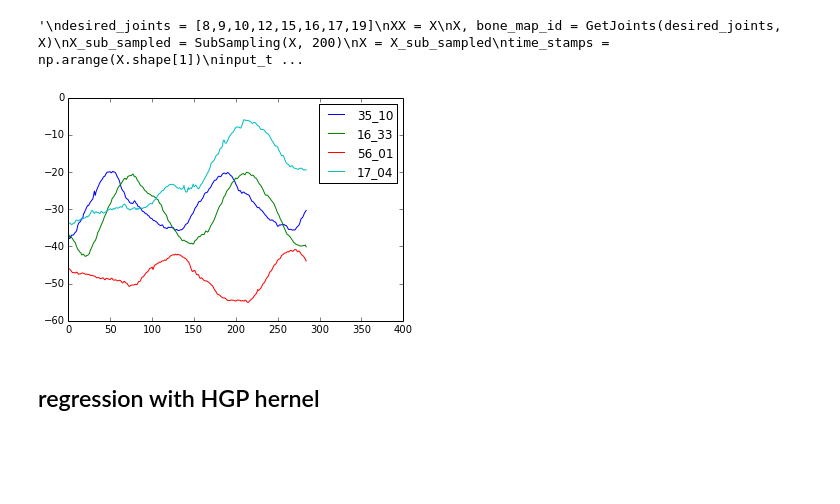
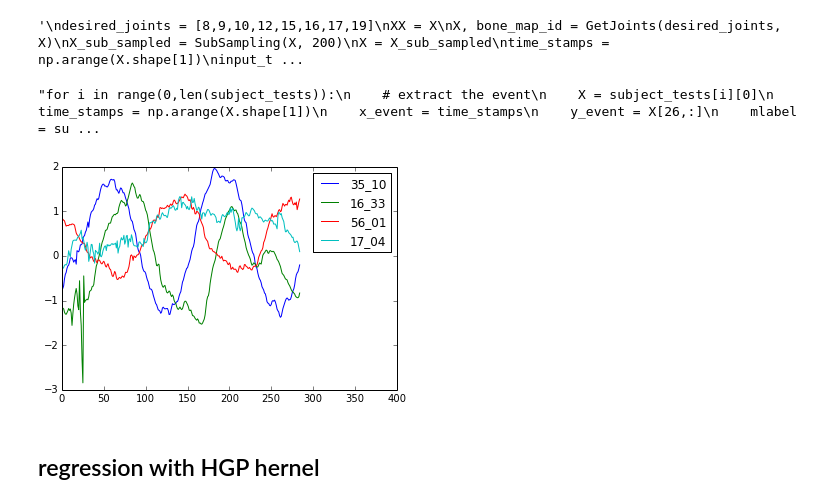
Before and after one commit to juangil/machine_learning_class, a Jupyter notebook: GP_tests/mocap_test_1/MOGP_mocap_1_HGP.ipynb, the cells around one changed output. Drawn from its saved outputs; the diff is of its cells as text; code cells hidden in the pictures; blank space fills up the shorter version.

```diff
--- a/GP_tests/mocap_test_1/MOGP_mocap_1_HGP.ipynb
+++ b/GP_tests/mocap_test_1/MOGP_mocap_1_HGP.ipynb
@@ -218,19 +218,52 @@ now reading frames
 File succesfully loaded
 Subject tests files retrieved succesfully
 '\ndesired_joints = [8,9,10,12,15,16,17,19]\nXX = X\nX, bone_map_id = GetJoints(desired_joints, X)\nX_sub_sampled = SubSampling(X, 200)\nX = X_sub_sampled\ntime_stamps = np.arange(X.shape[1])\ninput_t ...
-# %%
-for i in range(0,len(subject_tests)):
-    # extract the event
-    X = subject_tests[i][0]
-    time_stamps = np.arange(X.shape[1])
-    x_event = time_stamps
-    y_event = X[26,:]
-    mlabel = subject_tests[i][4]
-    pb.plot(x_event, y_event, label=mlabel)
-    pb.legend(loc='upper right')
-    pb.xlim(0.0, 400)
-# %% [output]
-[figure, removed]
+# %%
+def plottingExamples(subject_tests, output=-1, desired_joints=[]):
+    if(len(desired_joints) > 0):
+        output = -1
+    if(output > -1):
+        for i in range(0,len(subject_tests)):
+            # extract the event
+            X = subject_tests[i][0]
+            time_stamps = np.arange(X.shape[1])
+            x_event = time_stamps
+            y_event = X[output,:]
+            mlabel = subject_tests[i][4]
+            pb.plot(x_event, y_event, label=mlabel)
+            pb.legend(loc='upper right')
+            pb.xlim(0.0, 400)
+    else:
+        for j in range(0, len(subject_tests)):
+            X = subject_tests[j][0]
+            time_stamps = np.arange(X.shape[1])
+            x_event = time_stamps
+            pb.figure(j)
+            for i in desired_joints:
+                y_event = X[i,:]
+                pb.xlabel('Time')
+                pb.ylabel('Joint angle')
+                title = 'Motion signals from: ' + subject_tests[j][4]
+                pb.title(title)
+                pb.plot(x_event, y_event)
+                pb.xlim(0.0, 400)
+
+#desired_joints = [8,9,10,12,15,16,17,19]
+signal_totest = 13
+plottingExamples(subject_tests, signal_totest)#, desired_joints)
+'''for i in range(0,len(subject_tests)):
+    # extract the event
+    X = subject_tests[i][0]
+    time_stamps = np.arange(X.shape[1])
+    x_event = time_stamps
+    y_event = X[26,:]
+    mlabel = subject_tests[i][4]
+    pb.plot(x_event, y_event, label=mlabel)
+    pb.legend(loc='upper right')
+    pb.xlim(0.0, 400)'''
+# %% [output]
+"for i in range(0,len(subject_tests)):\n    # extract the event\n    X = subject_tests[i][0]\n    time_stamps = np.arange(X.shape[1])\n    x_event = time_stamps\n    y_event = X[26,:]\n    mlabel = su ...
+[figure, added]
 # %%
 def SetInputMOGP(X, input_t, n_signals, level_hier):
     sup_input = input_t[:,0]
```
Also changed, not shown: parts of 14 cells of this notebook.
